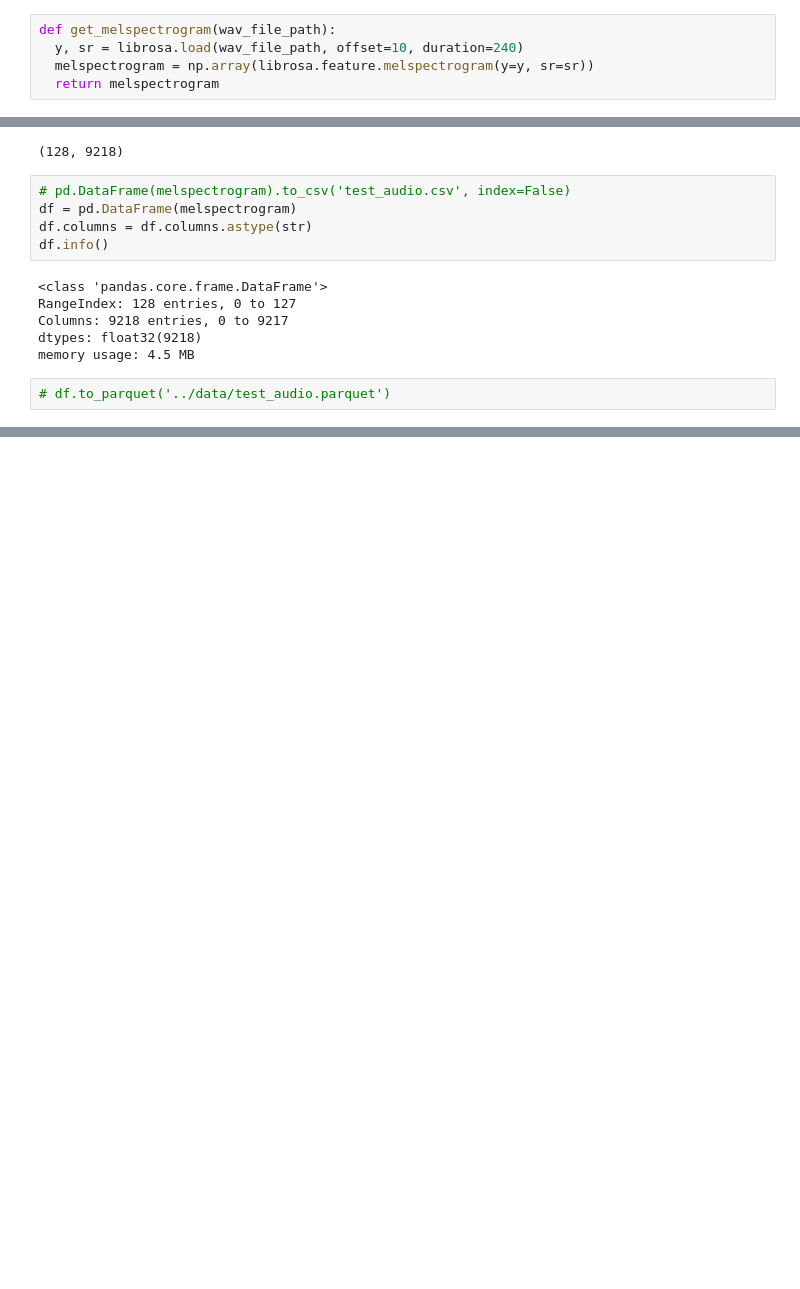
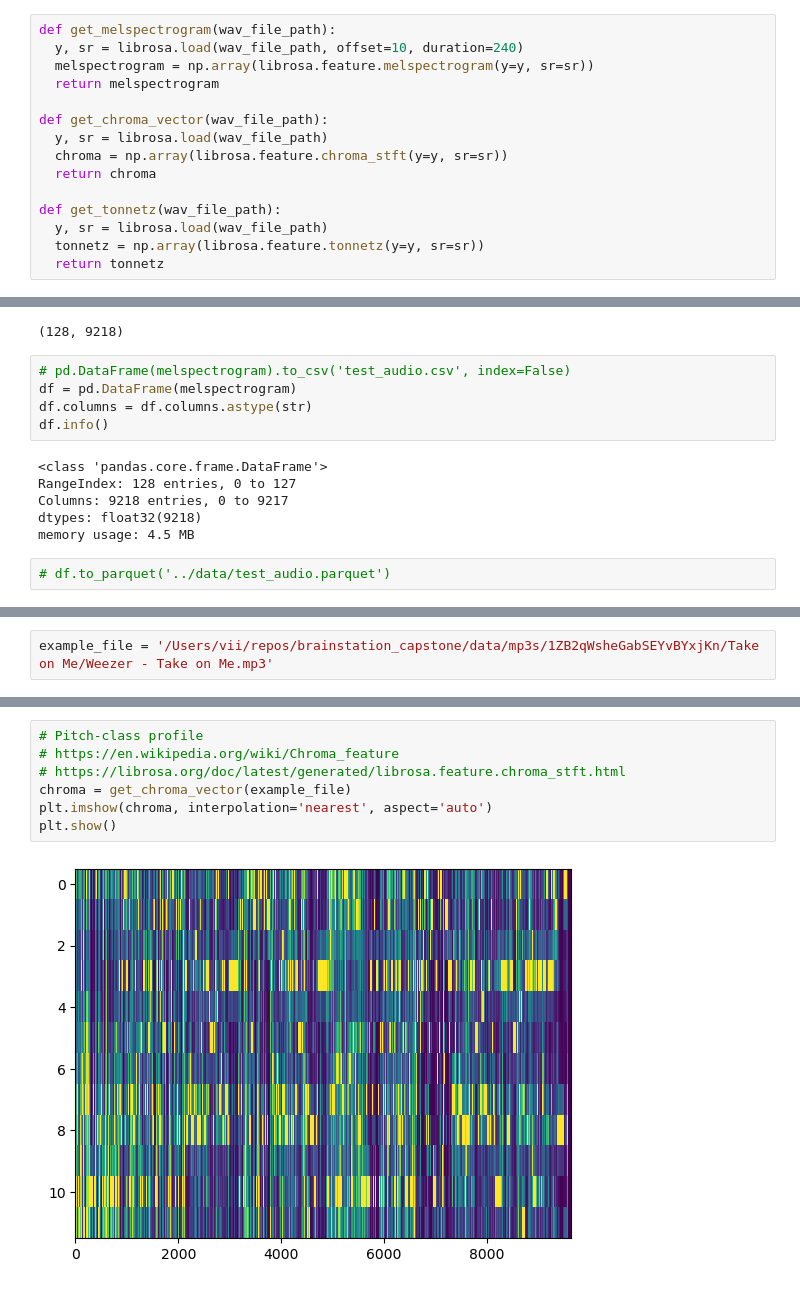
Before and after one commit to Burn1n9m4n/brainstation_capstone, a Jupyter notebook: notebooks/20230803_librosa_test.ipynb, the cells around one changed output, grey strips where cells are left out. Drawn from its saved outputs; the diff is of its cells as text; blank space fills up the shorter version.

```diff
--- a/notebooks/20230803_librosa_test.ipynb
+++ b/notebooks/20230803_librosa_test.ipynb
@@ -11,4 +15,14 @@ def get_melspectrogram(wav_file_path):
   y, sr = librosa.load(wav_file_path, offset=10, duration=240)
   melspectrogram = np.array(librosa.feature.melspectrogram(y=y, sr=sr))
   return melspectrogram
+
+def get_chroma_vector(wav_file_path):
+  y, sr = librosa.load(wav_file_path)
+  chroma = np.array(librosa.feature.chroma_stft(y=y, sr=sr))
+  return chroma
+
+def get_tonnetz(wav_file_path):
+  y, sr = librosa.load(wav_file_path)
+  tonnetz = np.array(librosa.feature.tonnetz(y=y, sr=sr))
+  return tonnetz
 # %%
@@ -47,0 +56,2 @@ memory usage: 4.5 MB
+# %%
+example_file = '/Users/vii/repos/brainstation_capstone/data/mp3s/1ZB2qWsheGabSEYvBYxjKn/Take on Me/Weezer - Take on Me.mp3'
@@ -47,0 +67,9 @@ memory usage: 4.5 MB
+# %%
+# Pitch-class profile
+# https://en.wikipedia.org/wiki/Chroma_feature
+# https://librosa.org/doc/latest/generated/librosa.feature.chroma_stft.html
+chroma = get_chroma_vector(example_file)
+plt.imshow(chroma, interpolation='nearest', aspect='auto')
+plt.show()
+# %% [output]
+[figure, added]
```
Also changed, not shown: parts of 10 cells of this notebook.
